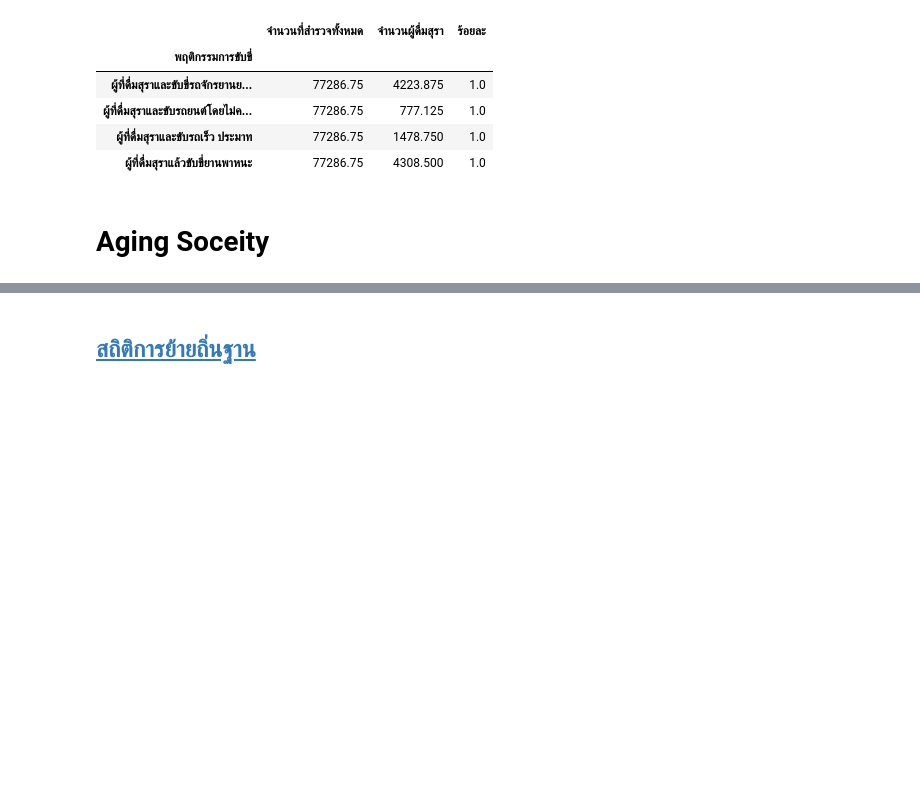
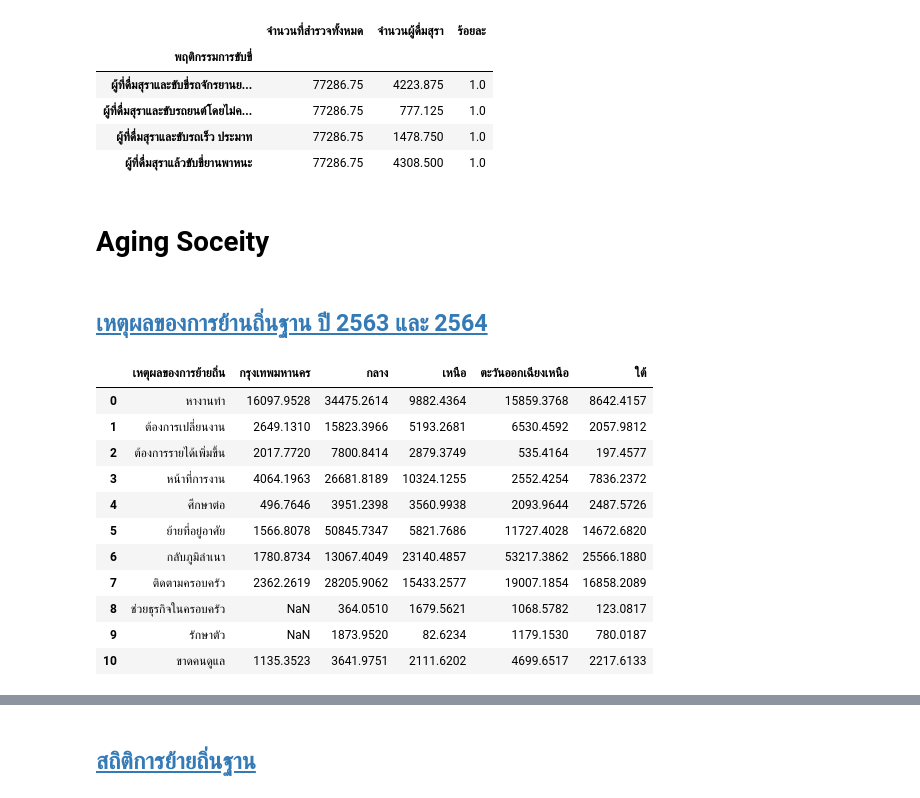
Before and after one commit to Zylink2/Machine_Learning_Project_2, a Jupyter notebook: Bank_draft.ipynb, the cells around one changed output, grey strips where cells are left out. Cells and saved outputs as stored; diff of their text form; code cells hidden in the pictures; blank space fills up the shorter version.

```diff
--- a/Bank_draft.ipynb
+++ b/Bank_draft.ipynb
@@ -117,3 +128,21 @@ behav_pivot
 | ผู้ที่ดื่มสุราแล้วขับขี่ยานพาหนะ | 77286.75 | 4308.500 | 1.0 |
 # %% [markdown]
 # Aging Soceity
+# %% [markdown]
+## [เหตุผลของการย้านถิ่นฐาน ปี 2563 และ 2564](http://analytics.nso.go.th:9502/analytics/saw.dll?Dashboard)
+# %%
+reasons_63 = pd.read_csv('./files/เหตุผลของการย้ายถิ่น_63.csv')
+reasons_63
+# %% [output]
+|  | เหตุผลของการย้ายถิ่น | กรุงเทพมหานคร | กลาง | เหนือ | ตะวันออกเฉียงเหนือ | ใต้ |
+| 0 | หางานทำ | 16097.9528 | 34475.2614 | 9882.4364 | 15859.3768 | 8642.4157 |
+| 1 | ต้องการเปลี่ยนงาน | 2649.1310 | 15823.3966 | 5193.2681 | 6530.4592 | 2057.9812 |
+| 2 | ต้องการรายได้เพิ่มขึ้น | 2017.7720 | 7800.8414 | 2879.3749 | 535.4164 | 197.4577 |
+| 3 | หน้าที่การงาน | 4064.1963 | 26681.8189 | 10324.1255 | 2552.4254 | 7836.2372 |
+| 4 | ศึกษาต่อ | 496.7646 | 3951.2398 | 3560.9938 | 2093.9644 | 2487.5726 |
+| 5 | ย้ายที่อยู่อาศัย | 1566.8078 | 50845.7347 | 5821.7686 | 11727.4028 | 14672.6820 |
+| 6 | กลับภูมิลำเนา | 1780.8734 | 13067.4049 | 23140.4857 | 53217.3862 | 25566.1880 |
+| 7 | ติดตามครอบครัว | 2362.2619 | 28205.9062 | 15433.2577 | 19007.1854 | 16858.2089 |
+| 8 | ช่วยธุรกิจในครอบครัว | NaN | 364.0510 | 1679.5621 | 1068.5782 | 123.0817 |
+| 9 | รักษาตัว | NaN | 1873.9520 | 82.6234 | 1179.1530 | 780.0187 |
+| 10 | ขาดคนดูแล | 1135.3523 | 3641.9751 | 2111.6202 | 4699.6517 | 2217.6133 |
```
Also changed, not shown: parts of 7 cells of this notebook, 2 other files.
